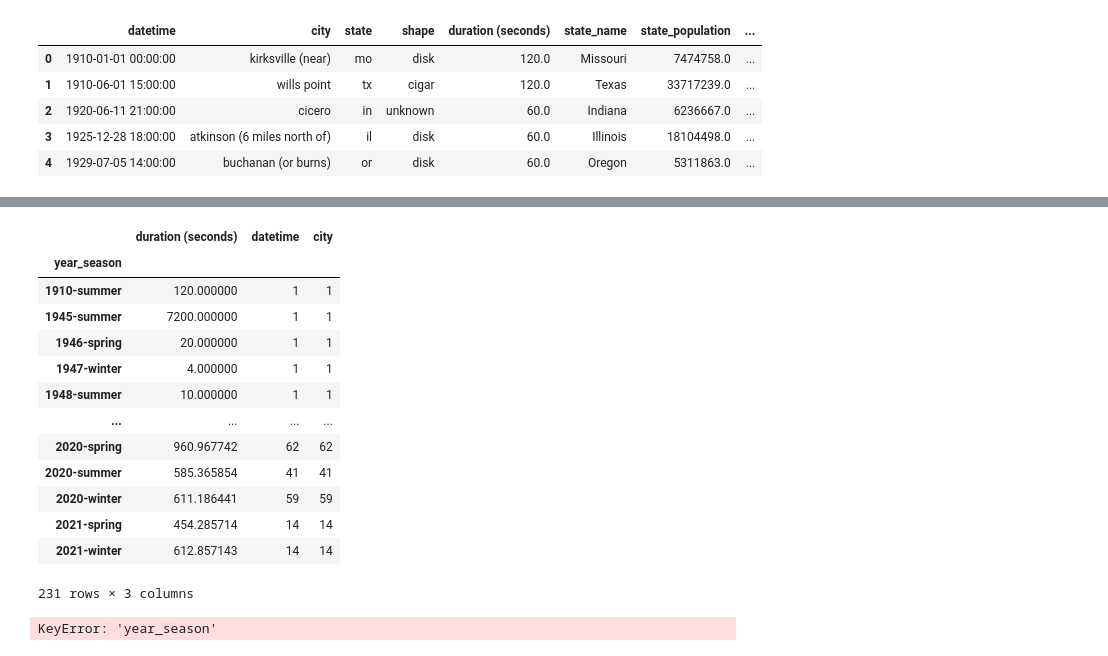
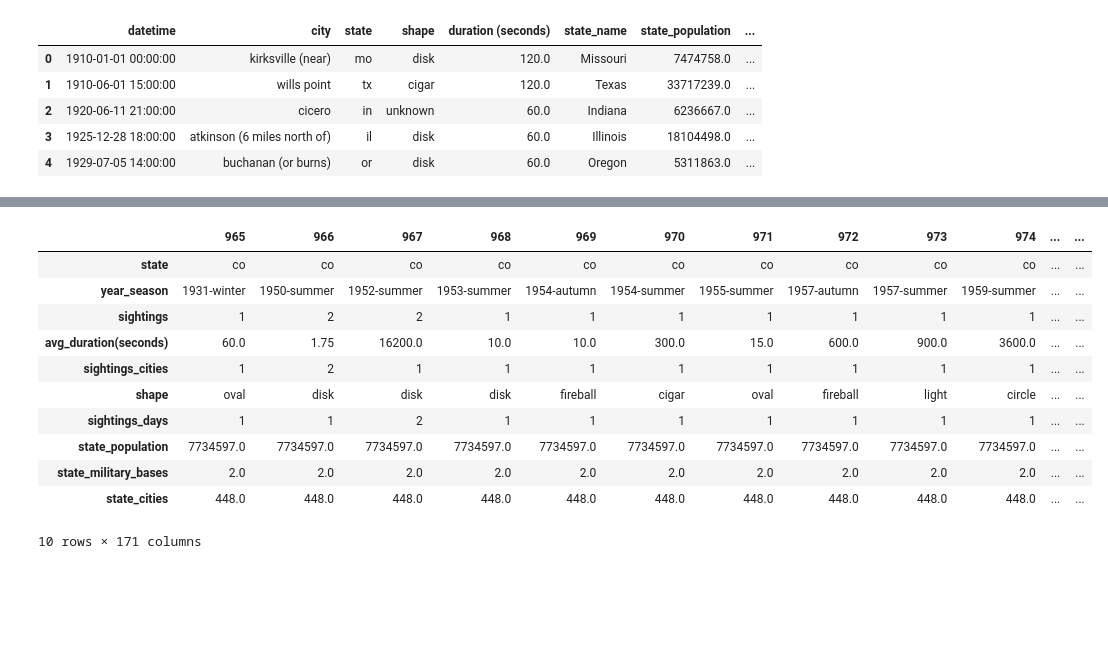
Before and after one commit to JPDZ67/alien, a Jupyter notebook: notebooks/master_data_notebook.ipynb, the cells around one changed output, grey strips where cells are left out. Cells and saved outputs as stored; diff of their text form; code cells hidden in the pictures; blank space fills up the shorter version.

```diff
--- a/notebooks/master_data_notebook.ipynb
+++ b/notebooks/master_data_notebook.ipynb
@@ -325,21 +310,32 @@ state_df = state_df.groupby(by = ['year_season']).agg({'duration (seconds)':'mea
-# %%
-state_df
-# %% [output]
-|  | duration (seconds) | datetime | city |
-| year_season |  |  |  |
-| 1910-summer | 120.000000 | 1 | 1 |
-| 1945-summer | 7200.000000 | 1 | 1 |
-| 1946-spring | 20.000000 | 1 | 1 |
-| 1947-winter | 4.000000 | 1 | 1 |
-| 1948-summer | 10.000000 | 1 | 1 |
-| ... | ... | ... | ... |
-| 2020-spring | 960.967742 | 62 | 62 |
-| 2020-summer | 585.365854 | 41 | 41 |
-| 2020-winter | 611.186441 | 59 | 59 |
-| 2021-spring | 454.285714 | 14 | 14 |
-| 2021-winter | 612.857143 | 14 | 14 |
-231 rows × 3 columns
-# %%
-state_df.plot(x="year_season", y=["datetime", "city"], kind="bar")
-# %% [output]
-KeyError: 'year_season'
+# %%
+def value_count_func (series_):
+    return len(series_.value_counts())
+
+def most_freq_func (series_):
+    x_ = series_.value_counts()
+    return list(x_.keys())[0]
+
+def state_season_df (data_, state_):
+
+    data_state = data_[data_['state'] == state_]
+
+    data_state_season = data_state.groupby(by='year_season').agg({'datetime':'count','duration (seconds)':'mean',
+                                          'city':value_count_func,'shape':most_freq_func,'day':value_count_func,
+                                          'state_population':'first', 'state_military_bases':'first','state_cities':'first'})
+
+    data_state_season.rename(columns={'datetime':'sightings','duration (seconds)':'avg_duration(seconds)',
+                                  'city':'sightings_cities','day':'sightings_days'},inplace=True)
+
+    data_state_season['state'] = state_
+
+    return data_state_season.reset_index().set_index('state')
+# %%
+STATES_ = list(master_state_df.state.unique())
+x_ = pd.DataFrame()
+
+for st_ in STATES_:
+
+    y_ = state_season_df (master_state_df, st_)
+    x_ = pd.concat([x_,y_])
+
+x_ = x_.reset_index()
@@ -345,0 +344,15 @@ KeyError: 'year_season'
+# %%
+x_[x_['state'] == 'co'].T
+# %% [output]
+|  | 965 | 966 | 967 | 968 | 969 | 970 | 971 | 972 | 973 | 974 | ... | ... |
+| state | co | co | co | co | co | co | co | co | co | co | ... | ... |
+| year_season | 1931-winter | 1950-summer | 1952-summer | 1953-summer | 1954-autumn | 1954-summer | 1955-summer | 1957-autumn | 1957-summer | 1959-summer | ... | ... |
+| sightings | 1 | 2 | 2 | 1 | 1 | 1 | 1 | 1 | 1 | 1 | ... | ... |
+| avg_duration(seconds) | 60.0 | 1.75 | 16200.0 | 10.0 | 10.0 | 300.0 | 15.0 | 600.0 | 900.0 | 3600.0 | ... | ... |
+| sightings_cities | 1 | 2 | 1 | 1 | 1 | 1 | 1 | 1 | 1 | 1 | ... | ... |
+| shape | oval | disk | disk | disk | fireball | cigar | oval | fireball | light | circle | ... | ... |
+| sightings_days | 1 | 1 | 2 | 1 | 1 | 1 | 1 | 1 | 1 | 1 | ... | ... |
+| state_population | 7734597.0 | 7734597.0 | 7734597.0 | 7734597.0 | 7734597.0 | 7734597.0 | 7734597.0 | 7734597.0 | 7734597.0 | 7734597.0 | ... | ... |
+| state_military_bases | 2.0 | 2.0 | 2.0 | 2.0 | 2.0 | 2.0 | 2.0 | 2.0 | 2.0 | 2.0 | ... | ... |
+| state_cities | 448.0 | 448.0 | 448.0 | 448.0 | 448.0 | 448.0 | 448.0 | 448.0 | 448.0 | 448.0 | ... | ... |
+10 rows × 171 columns
```
Also changed, not shown: parts of 8 cells of this notebook, 1 other file.
